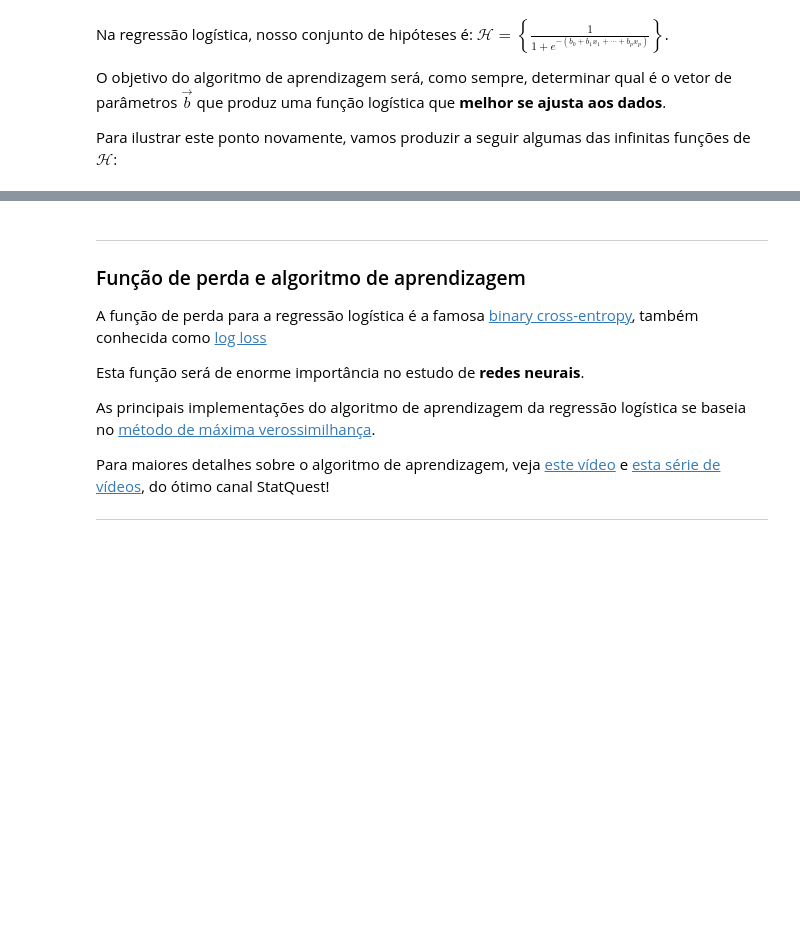
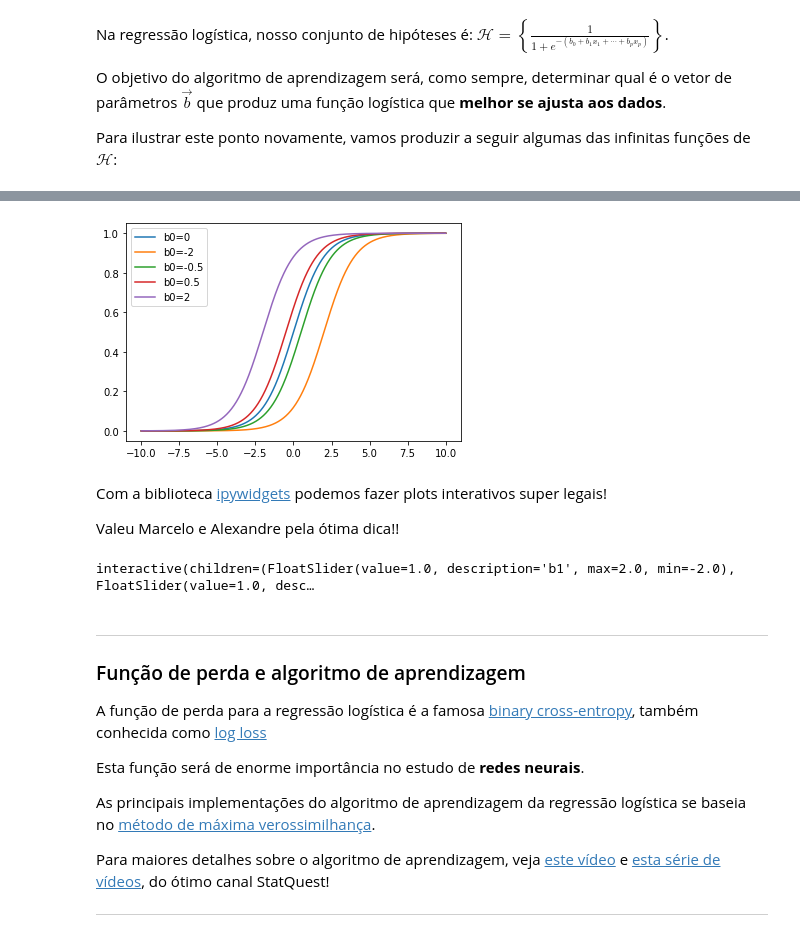
Before and after one commit to GabrielAsato/Curso_DS_Degree, a Jupyter notebook: Módulo 8 - Estatística II/Aula 4 - regressão logística e problemas de classificação.ipynb, the cells around one changed output, grey strips where cells are left out. Drawn from its saved outputs; the diff is of its cells as text; code cells hidden in the pictures; blank space fills up the shorter version.

```diff
--- a/Módulo 8 - Estatística II/Aula 4 - regressão logística e problemas de classificação.ipynb
+++ b/Módulo 8 - Estatística II/Aula 4 - regressão logística e problemas de classificação.ipynb
@@ -255,0 +323,21 @@ plt.plot(x, y_sig);
+# %%
+x = np.linspace(-10, 10, 1000)
+
+b1 = 1
+b0_list = [0, -2, -0.5, 0.5, 2]
+
+for b0 in b0_list:
+
+    # composição de funções!
+    y = sig(hip_lin(x, b0, b1))
+
+    plt.plot(x, y, label=f"b0={b0}")
+
+plt.legend()
+plt.show()
+# %% [output]
+[figure, added]
+# %% [markdown]
+Com a biblioteca [ipywidgets](https://ipywidgets.readthedocs.io/en/latest/) podemos fazer plots interativos super legais!
+
+Valeu Marcelo e Alexandre pela ótima dica!!
@@ -256,3 +357,7 @@ plt.plot(x, y_sig);
+# %%
+widgets.interact(reg_lod_widget, b0=(-2, 2, 0.1), b1=(-2, 2, 0.1));
+# %% [output]
+interactive(children=(FloatSlider(value=1.0, description='b1', max=2.0, min=-2.0), FloatSlider(value=1.0, desc…
 # %% [markdown]
 ___
 
```
Also changed, not shown: parts of 83 cells of this notebook, 5 other files.
